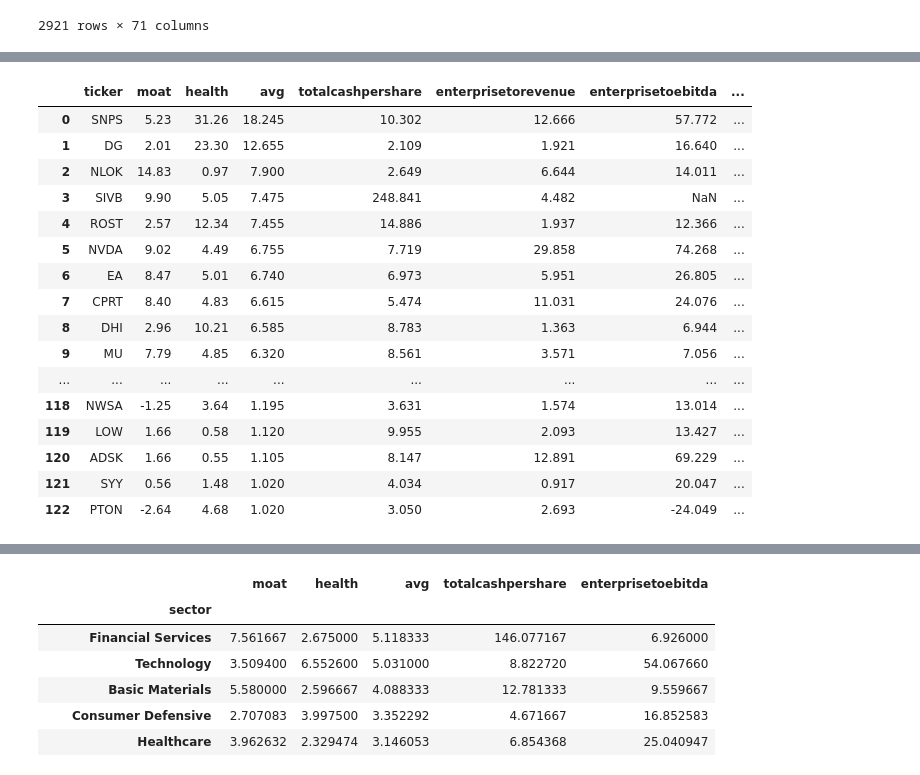
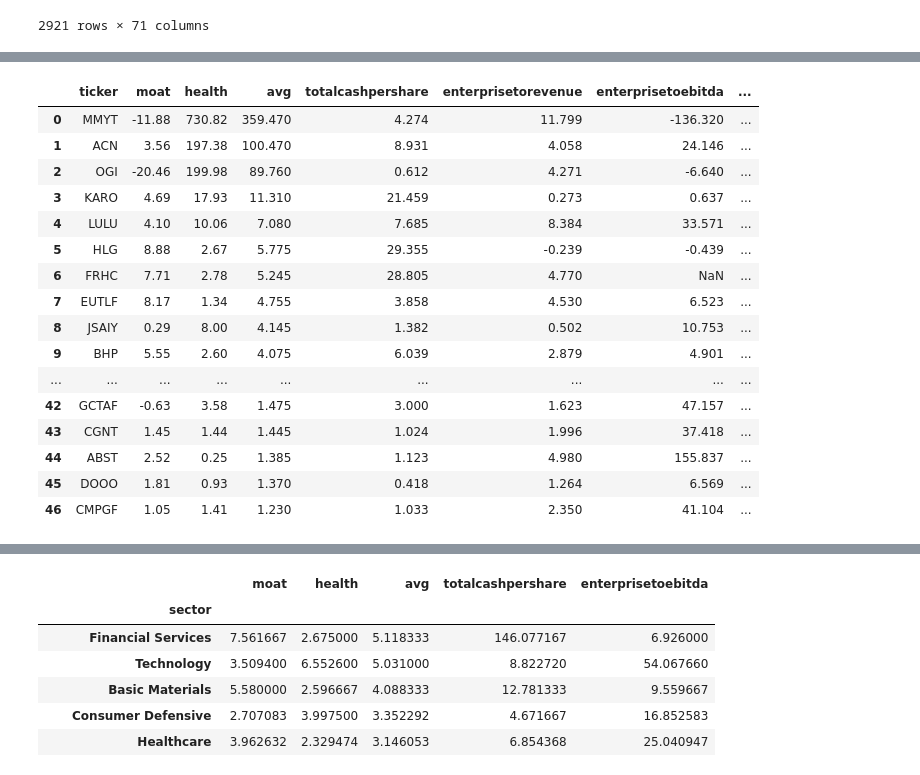
Before and after one commit to Michiel-DK/tracker, a Jupyter notebook: notebooks/try.ipynb, the cells around one changed output, grey strips where cells are left out. Drawn from its saved outputs; the diff is of its cells as text; code cells hidden in the pictures.

```diff
--- a/notebooks/try.ipynb
+++ b/notebooks/try.ipynb
@@ -805,7 +786,7 @@ result = cur.fetchall();
 q_health = pd.DataFrame(result, columns=colnames).drop(columns='index')
 # %%
 ls = []
-for i in q_moat[q_moat['year']=='2021Q3']['ticker']:
+for i in q_moat[q_moat['year']=='2021Q4']['ticker']:
     ls.append([i, np.round(np.mean(q_moat[q_moat['ticker']==i]['moatpercentage']),2) , np.round(np.mean(q_health[q_health['ticker']==i]['percentage']),2), \
         np.mean([np.round(np.mean(q_moat[q_moat['ticker']==i]['moatpercentage']),2),np.round(np.mean(q_health[q_health['ticker']==i]['percentage']),2)])])
 check_2021_q = pd.DataFrame(ls, columns=['ticker', 'moat', 'health', 'avg'])
@@ -831,27 +832,27 @@ check_2021 = pd.DataFrame(ls, columns=['ticker', 'moat', 'health', 'avg'])
 check_2021.sort_values('avg', ascending=False, inplace=True)
 # %%
 pd.set_option("display.max_rows", None, "display.max_columns", None)
-company_info_small = weekly_info[['ticker','sector', 'industry', 'market', 'country']]
-company_info_small_exus = company_info_small[company_info_small['country'] =='United States']
+company_info_small = weekly_info[['ticker','longname','sector', 'industry', 'market', 'country']]
+company_info_small_exus = company_info_small[company_info_small['country'] !='United States']
 check_2021[check_2021['avg']>1].merge(company_value, on='ticker', how='left').merge(company_info_small_exus, on='ticker', how='inner').sort_values(by='avg', ascending=False)
 # %% [output]
 |  | ticker | moat | health | avg | totalcashpershare | enterprisetorevenue | enterprisetoebitda | ... |
-| 0 | SNPS | 5.23 | 31.26 | 18.245 | 10.302 | 12.666 | 57.772 | ... |
-| 1 | DG | 2.01 | 23.30 | 12.655 | 2.109 | 1.921 | 16.640 | ... |
-| 2 | NLOK | 14.83 | 0.97 | 7.900 | 2.649 | 6.644 | 14.011 | ... |
-| 3 | SIVB | 9.90 | 5.05 | 7.475 | 248.841 | 4.482 | NaN | ... |
-| 4 | ROST | 2.57 | 12.34 | 7.455 | 14.886 | 1.937 | 12.366 | ... |
-| 5 | NVDA | 9.02 | 4.49 | 6.755 | 7.719 | 29.858 | 74.268 | ... |
-| 6 | EA | 8.47 | 5.01 | 6.740 | 6.973 | 5.951 | 26.805 | ... |
-| 7 | CPRT | 8.40 | 4.83 | 6.615 | 5.474 | 11.031 | 24.076 | ... |
-| 8 | DHI | 2.96 | 10.21 | 6.585 | 8.783 | 1.363 | 6.944 | ... |
-| 9 | MU | 7.79 | 4.85 | 6.320 | 8.561 | 3.571 | 7.056 | ... |
+| 0 | MMYT | -11.88 | 730.82 | 359.470 | 4.274 | 11.799 | -136.320 | ... |
+| 1 | ACN | 3.56 | 197.38 | 100.470 | 8.931 | 4.058 | 24.146 | ... |
+| 2 | OGI | -20.46 | 199.98 | 89.760 | 0.612 | 4.271 | -6.640 | ... |
+| 3 | KARO | 4.69 | 17.93 | 11.310 | 21.459 | 0.273 | 0.637 | ... |
+| 4 | LULU | 4.10 | 10.06 | 7.080 | 7.685 | 8.384 | 33.571 | ... |
+| 5 | HLG | 8.88 | 2.67 | 5.775 | 29.355 | -0.239 | -0.439 | ... |
+| 6 | FRHC | 7.71 | 2.78 | 5.245 | 28.805 | 4.770 | NaN | ... |
+| 7 | EUTLF | 8.17 | 1.34 | 4.755 | 3.858 | 4.530 | 6.523 | ... |
+| 8 | JSAIY | 0.29 | 8.00 | 4.145 | 1.382 | 0.502 | 10.753 | ... |
+| 9 | BHP | 5.55 | 2.60 | 4.075 | 6.039 | 2.879 | 4.901 | ... |
 | ... | ... | ... | ... | ... | ... | ... | ... | ... |
-| 118 | NWSA | -1.25 | 3.64 | 1.195 | 3.631 | 1.574 | 13.014 | ... |
-| 119 | LOW | 1.66 | 0.58 | 1.120 | 9.955 | 2.093 | 13.427 | ... |
-| 120 | ADSK | 1.66 | 0.55 | 1.105 | 8.147 | 12.891 | 69.229 | ... |
-| 121 | SYY | 0.56 | 1.48 | 1.020 | 4.034 | 0.917 | 20.047 | ... |
-| 122 | PTON | -2.64 | 4.68 | 1.020 | 3.050 | 2.693 | -24.049 | ... |
+| 42 | GCTAF | -0.63 | 3.58 | 1.475 | 3.000 | 1.623 | 47.157 | ... |
+| 43 | CGNT | 1.45 | 1.44 | 1.445 | 1.024 | 1.996 | 37.418 | ... |
+| 44 | ABST | 2.52 | 0.25 | 1.385 | 1.123 | 4.980 | 155.837 | ... |
+| 45 | DOOO | 1.81 | 0.93 | 1.370 | 0.418 | 1.264 | 6.569 | ... |
+| 46 | CMPGF | 1.05 | 1.41 | 1.230 | 1.033 | 2.350 | 41.104 | ... |
 # %%
 merged_y_check = check_2021.merge(company_info, on='ticker', how='left').merge(company_value, on='ticker', how='left')
 merged_y_check.head()
```
Also changed, not shown: parts of 7 cells of this notebook, 1 other file.
